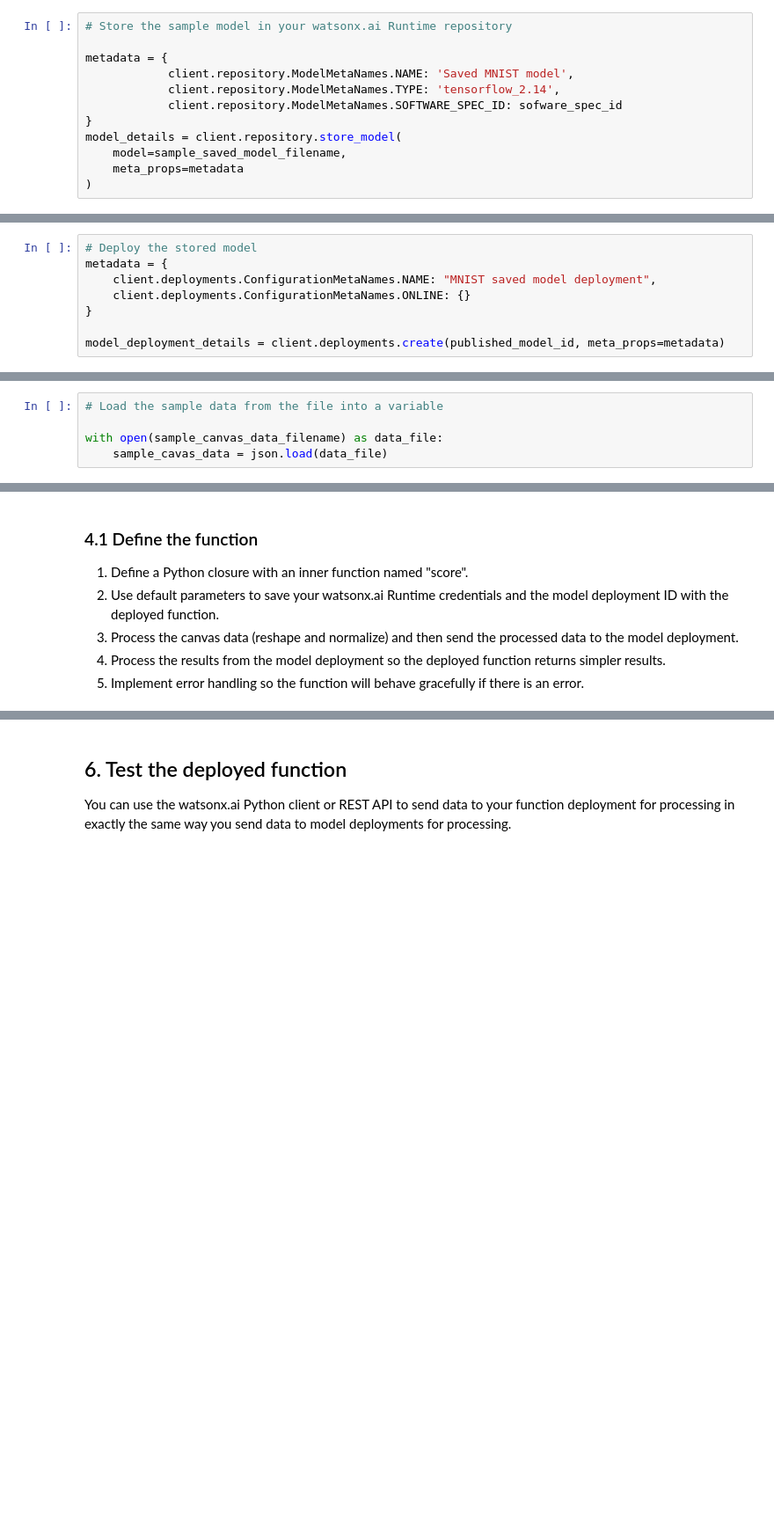
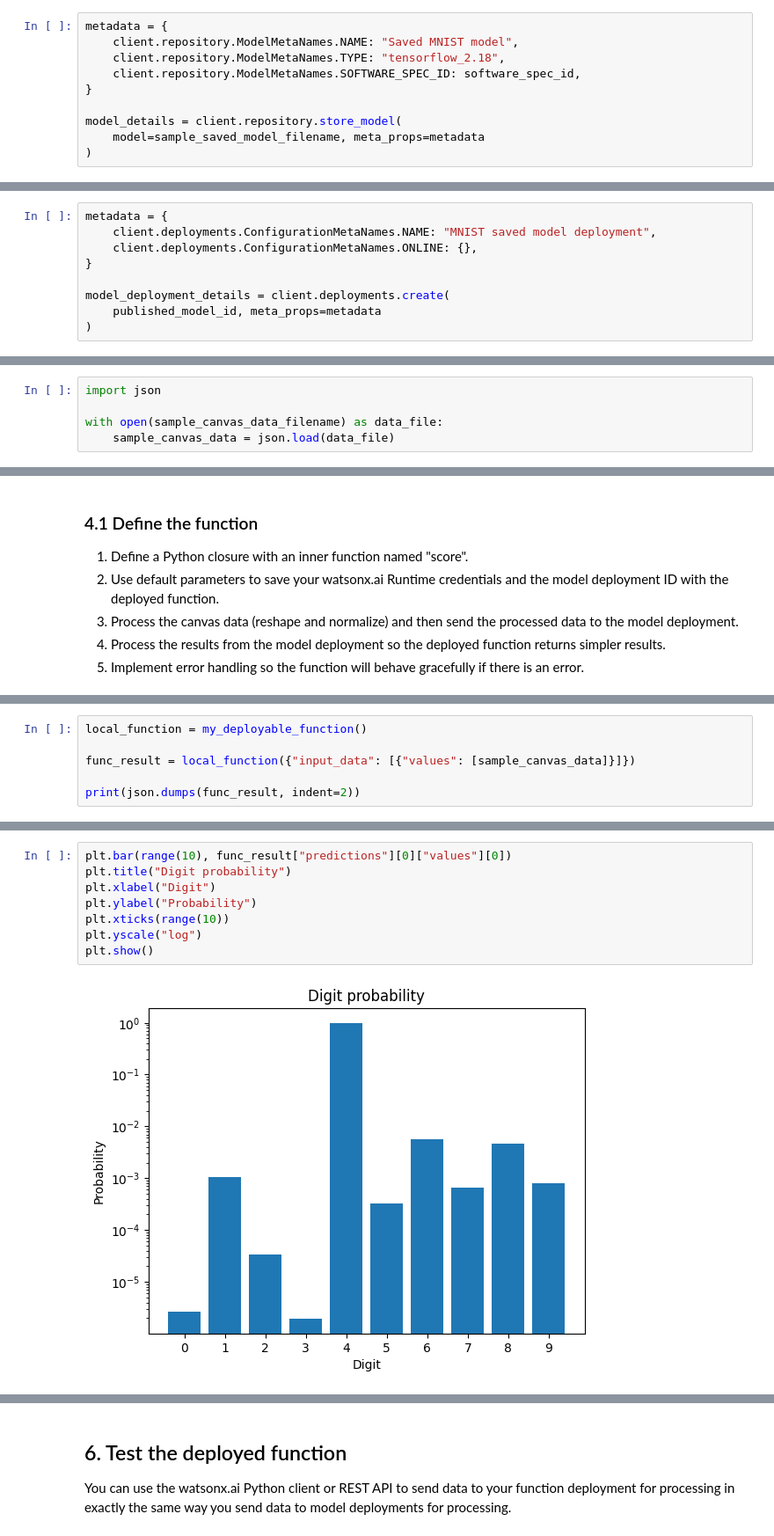
Before and after one commit to IBM/watsonx-ai-samples, a Jupyter notebook: cloud/notebooks/python_sdk/deployments/python_function/Use function to recognize hand-written digits.ipynb, the cells around one changed output, grey strips where cells are left out. Shown: that part at 88% size. Drawn from its saved outputs; the diff is of its cells as text; blank space fills up the shorter version.

```diff
--- a/cloud/notebooks/python_sdk/deployments/python_function/Use function to recognize hand-written digits.ipynb
+++ b/cloud/notebooks/python_sdk/deployments/python_function/Use function to recognize hand-written digits.ipynb
@@ -143,12 +144,10 @@ sofware_spec_id = client.software_specifications.get_id_by_name("runtime-24.1-py
 # %%
-# Store the sample model in your watsonx.ai Runtime repository
+metadata = {
+    client.repository.ModelMetaNames.NAME: "Saved MNIST model",
+    client.repository.ModelMetaNames.TYPE: "tensorflow_2.18",
+    client.repository.ModelMetaNames.SOFTWARE_SPEC_ID: software_spec_id,
+}
 
-metadata = {
-            client.repository.ModelMetaNames.NAME: 'Saved MNIST model',
-            client.repository.ModelMetaNames.TYPE: 'tensorflow_2.14',
-            client.repository.ModelMetaNames.SOFTWARE_SPEC_ID: sofware_spec_id
-}
 model_details = client.repository.store_model(
-    model=sample_saved_model_filename,
-    meta_props=metadata
+    model=sample_saved_model_filename, meta_props=metadata
 )
@@ -159,9 +160,10 @@ published_model_id = client.repository.get_model_id(model_details)
 # %%
-# Deploy the stored model
 metadata = {
     client.deployments.ConfigurationMetaNames.NAME: "MNIST saved model deployment",
-    client.deployments.ConfigurationMetaNames.ONLINE: {}
+    client.deployments.ConfigurationMetaNames.ONLINE: {},
 }
 
-model_deployment_details = client.deployments.create(published_model_id, meta_props=metadata)
+model_deployment_details = client.deployments.create(
+    published_model_id, meta_props=metadata
+)
 # %% [output]
@@ -205,7 +210,7 @@ if not os.path.isfile(sample_canvas_data_filename): wget.download(url)
 # %%
-# Load the sample data from the file into a variable
+import json
 
 with open(sample_canvas_data_filename) as data_file:
-    sample_cavas_data = json.load(data_file)
+    sample_canvas_data = json.load(data_file)
 # %% [markdown]
 ### 3.2 View sample data
@@ -323,0 +329,6 @@ print(func_result)
+# %%
+local_function = my_deployable_function()
+
+func_result = local_function({"input_data": [{"values": [sample_canvas_data]}]})
+
+print(json.dumps(func_result, indent=2))
@@ -324,3 +355,13 @@ print(func_result)
+# %%
+plt.bar(range(10), func_result["predictions"][0]["values"][0])
+plt.title("Digit probability")
+plt.xlabel("Digit")
+plt.ylabel("Probability")
+plt.xticks(range(10))
+plt.yscale("log")
+plt.show()
+# %% [output]
+[figure, added]
 # %% [markdown]
 <a id="deploy"></a>
 ##  5. Store and deploy the function
```
Also changed, not shown: parts of 57 cells of this notebook, 46 other files.
